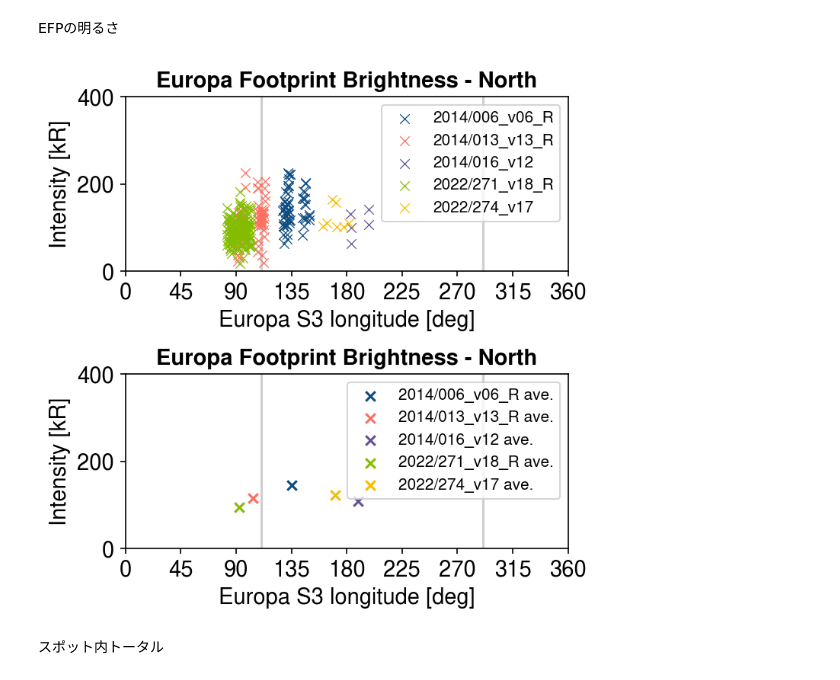
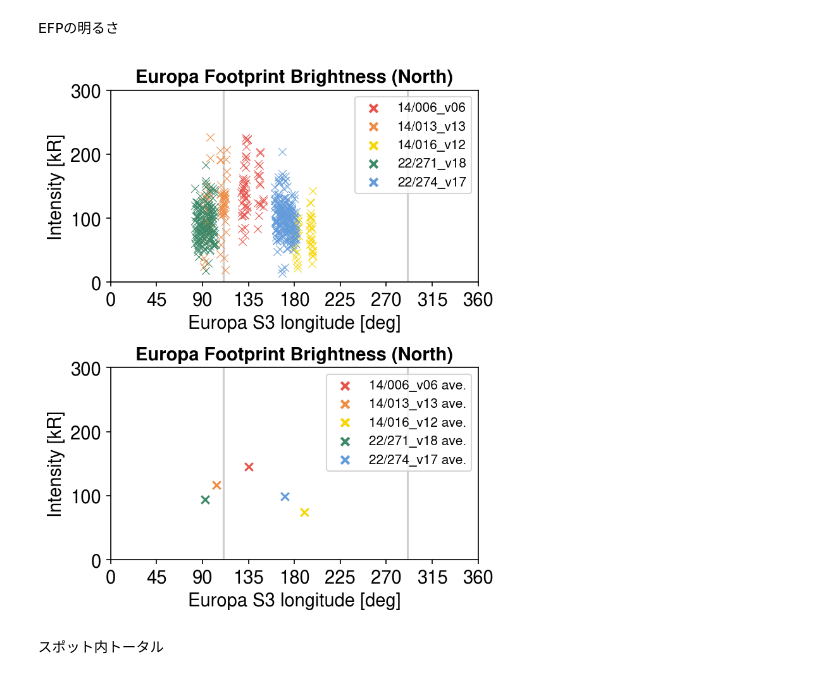
Before and after one commit to ShinnosukeSatoh/HST_Jupiter_footprints, a Jupyter notebook: photometry_plot.ipynb, the cells around one changed output. Cells and saved outputs as stored; diff of their text form; code cells hidden in the pictures.

Commit message:
Northern hem. completed.

```diff
--- a/photometry_plot.ipynb
+++ b/photometry_plot.ipynb
@@ -27,9 +27,11 @@ plt.rcParams.update({'font.sans-serif': fontname,
 # cpalette = ['#8ecae6', '#ffb703', '#023047', '#fb8500', '#219ebc']
 cpalette = ['#0F4C81', '#FF6F61', '#645394',
          '#84BD00', '#F6BE00', '#F7CAC9', '#0F80E6']
+cpalette = ['#184678', '#005261', '#C00000', '#E88B00', '#F25A00', '#2F397D', '#A3BDDA', '#9FC0B4', '#F3B5A8', '#EECA77', '#EFA785', '#AAACD4']
+cpalette = ['#E7534B', '#EF8C46', '#F7D702', '#3C8867', '#649CDB', '#5341A5', '#A65FAC']
 # %%
-north_doy = ['2014/006_v06_R', '2014/013_v13_R', '2014/016_v12', '2022/271_v18_R', '2022/274_v17']
-south_doy = ['2022/185_v09_R', '2022/310_v19', '2022/349_v23']
+north_doy = ['14/006_v06', '14/013_v13', '14/016_v12', '22/271_v18', '22/274_v17']
+south_doy = ['22/185_v09', '22/310_v19', '22/349_v23']
 
 def load(csvname0):
     df = pd.read_csv(csvname0, sep='\t')
@@ -76,10 +78,10 @@ else:
     doy = north_doy+south_doy
 
 fontsize = 14
-fig, ax = plt.subplots(2,1, figsize=(5,5), dpi=150)
-ax[0].set_title('Europa Footprint Brightness - '+hem, weight='bold', fontsize=fontsize)
+fig, ax = plt.subplots(2,1, figsize=(5,6), dpi=150)
+ax[0].set_title('Europa Footprint Brightness ('+hem+')', weight='bold', fontsize=fontsize)
 ax[0].set_xlim(0,360)
-ax[0].set_ylim(0,400)
+ax[0].set_ylim(0,300)
 # ax.set_yticks(np.linspace(-10,200,5))
 # ax.set_yticklabels(np.linspace(-10,200,5))
 ax[0].set_xticks(np.linspace(0,360,9))
@@ -89,47 +91,55 @@ ax[0].set_ylabel('Intensity [kR]', fontsize=fontsize)
 ax[0].tick_params(axis='x', labelsize=fontsize)
 ax[0].tick_params(axis='y', labelsize=fontsize)
 for i in range(len(doy)):
-    csvname0 = 'img/red3/EUROPA/'+doy[i]+'/brightness.csv'
+    csvname0 = 'img/red3/EUROPA/20'+doy[i]+'/brightness.csv'
     utc, b0_arr, b1_arr, efplat0_arr, efpwlong0_arr, moons30_arr = load(csvname0)
     idx = np.where(b0_arr>0)
     efplat0_arr = efplat0_arr[idx]
     efpwlong0_arr = efpwlong0_arr[idx]
     moons30_arr = moons30_arr[idx]
     b0_arr = b0_arr[idx]
     b1_arr = b1_arr[idx]
-    ax[0].scatter(moons30_arr, b0_arr, marker='x', c=cpalette[i], linewidths=0.6, label=doy[i], zorder=1)
+    ax[0].scatter(moons30_arr, b0_arr, marker='x', c=cpalette[i], linewidths=0.5, label=doy[i], zorder=1)
 ax[0].axvline(x=110.61452513966482, color='#cfcfcf', zorder=0.5)
 ax[0].axvline(x=110.61452513966482+180, color='#cfcfcf', zorder=0.5)
-ax[0].legend(loc='upper right')
 
-ax[1].set_title('Europa Footprint Brightness - '+hem, weight='bold', fontsize=fontsize)
+ax[1].set_title('Europa Footprint Brightness ('+hem+')', weight='bold', fontsize=fontsize)
 ax[1].set_xlim(0,360)
-ax[1].set_ylim(0,400)
+ax[1].set_ylim(0,300)
 # ax.set_yticks(np.linspace(-10,200,5))
 # ax.set_yticklabels(np.linspace(-10,200,5))
 ax[1].set_xticks(np.linspace(0,360,9))
 ax[1].set_xticklabels(np.linspace(0,360,9, dtype=int))
 ax[1].set_xlabel('Europa S3 longitude [deg]', fontsize=fontsize)
 ax[1].set_ylabel('Intensity [kR]', fontsize=fontsize)
 ax[1].tick_params(axis='x', labelsize=fontsize)
 ax[1].tick_params(axis='y', labelsize=fontsize)
 for i in range(len(doy)):
-    csvname0 = 'img/red3/EUROPA/'+doy[i]+'/brightness.csv'
+    csvname0 = 'img/red3/EUROPA/20'+doy[i]+'/brightness.csv'
     utc, b0_arr, b1_arr, efplat0_arr, efpwlong0_arr, moons30_arr = load(csvname0)
     idx = np.where(b0_arr>0)
     efplat0_ave = np.average(efplat0_arr[idx])
     efpwlong0_ave = np.average(efpwlong0_arr[idx])
     moons30_ave = np.average(moons30_arr[idx])
     b0_ave = np.average(b0_arr[idx])
     b1_ave = np.average(b1_arr[idx])
     ax[1].scatter(moons30_ave, b0_ave, marker='x', c=cpalette[i], label=doy[i]+' ave.', zorder=1)
 ax[1].axvline(x=110.61452513966482, color='#cfcfcf', zorder=0.5)
 ax[1].axvline(x=110.61452513966482+180, color='#cfcfcf', zorder=0.5)
-ax[1].legend(loc='upper right')
+
+for j in range(2):
+    # obtain the handles and labels from the figure
+    handles, labels = ax[j].get_legend_handles_labels()
+    # copy the handles
+    handles = [copy.copy(ha) for ha in handles ]
+    # set the linewidths to the copies
+    [ha.set_linewidth(2) for ha in handles ]
+    ax[j].legend(handles=handles, labels=labels, loc='upper right')
+
 fig.tight_layout()
 plt.show()
 # %% [output]
-[figure, old version]
+[figure, new version]
 # %% [markdown]
 スポット内トータル
 # %%
```
Also changed, not shown: parts of 6 cells of this notebook, 1 other file.
